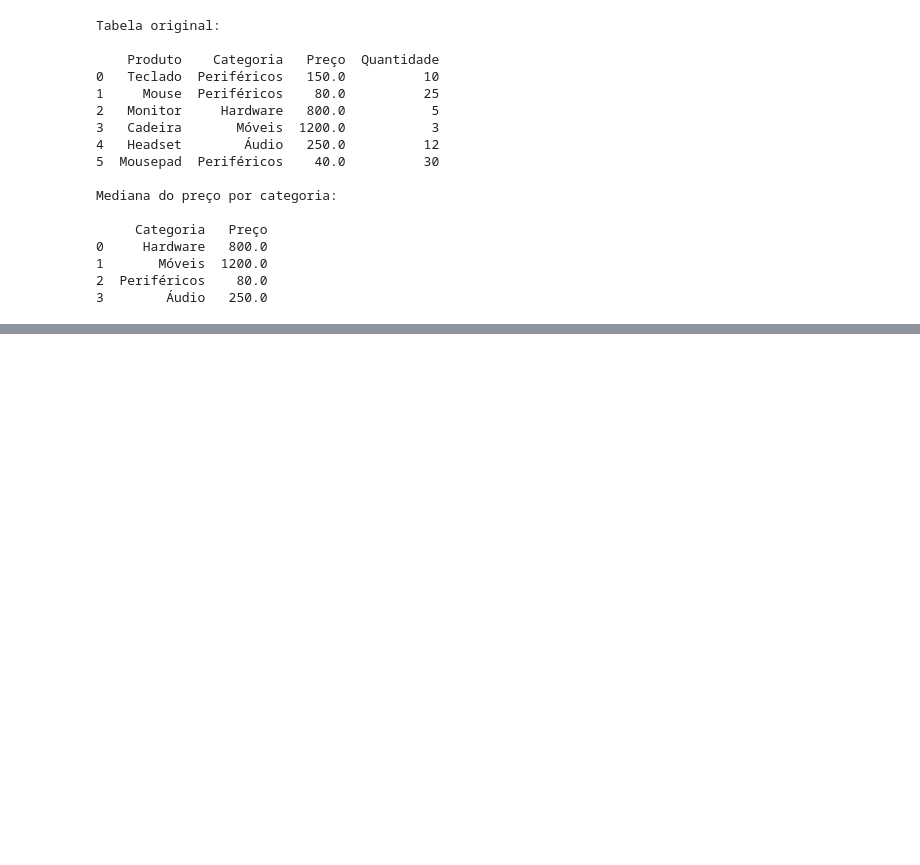
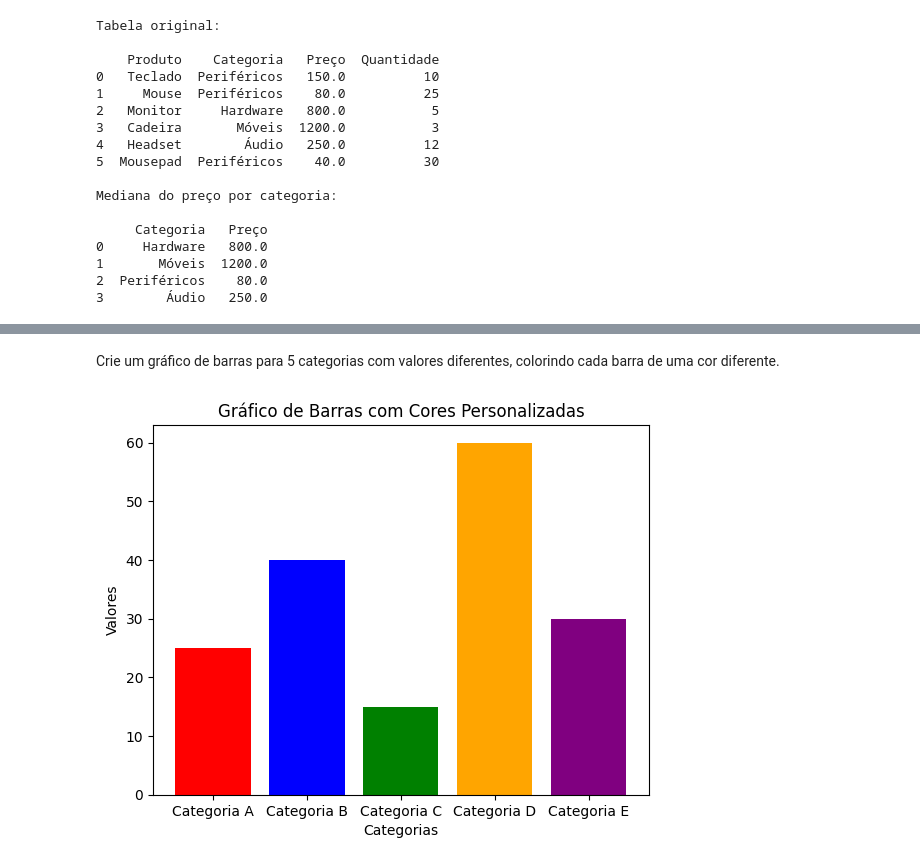
Before and after one commit to anaraquelslv/inteligencia-artificial-umc, a Jupyter notebook: numpy_scipy_pandas_matplotlib.ipynb, the cells around one changed output, grey strips where cells are left out. Saved outputs shown, nothing was run; the diff lists cells and outputs as text; code cells hidden in the pictures; blank space fills up the shorter version.

```diff
--- a/numpy_scipy_pandas_matplotlib.ipynb
+++ b/numpy_scipy_pandas_matplotlib.ipynb
@@ -1722,0 +1776,18 @@ Mediana do preço por categoria:
+# %% [markdown]
+Crie um gráfico de barras para 5 categorias com valores diferentes, colorindo cada barra de uma cor diferente.
+# %%
+import matplotlib.pyplot as plt
+
+categorias = ['Categoria A', 'Categoria B', 'Categoria C', 'Categoria D', 'Categoria E']
+valores = [25, 40, 15, 60, 30]
+cores = ['red', 'blue', 'green', 'orange', 'purple']
+
+plt.bar(categorias, valores, color=cores)
+plt.title('Gráfico de Barras com Cores Personalizadas')
+plt.xlabel('Categorias')
+plt.ylabel('Valores')
+
+print()
+plt.show()
+# %% [output]
+[figure, added]
```
Also changed, not shown: parts of 38 cells of this notebook.
